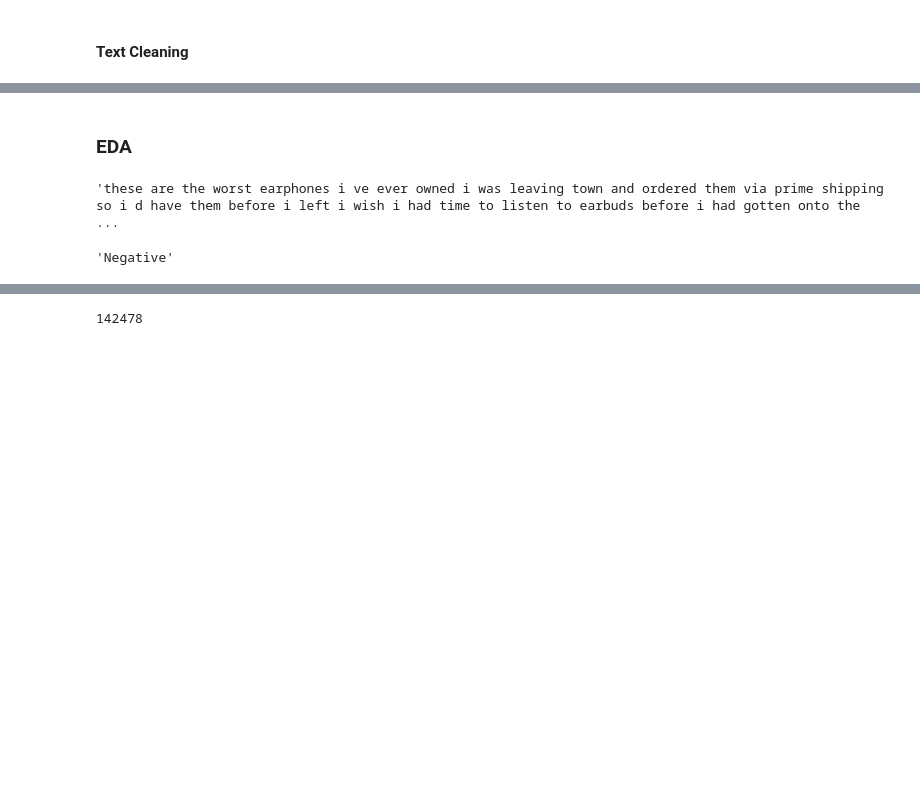
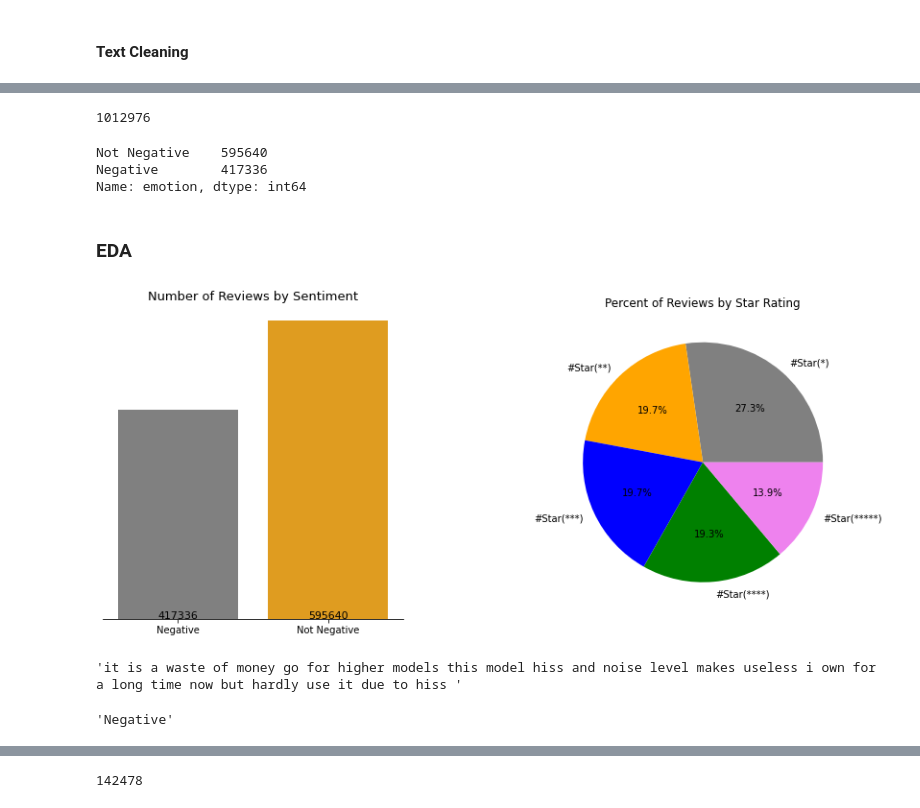
Before and after one commit to alimahzoon/Sentiment-Analysis-, a Jupyter notebook: Sentiment_analysis.ipynb, the cells around one changed output, grey strips where cells are left out. Cells and saved outputs as stored; diff of their text form; code cells hidden in the pictures; blank space fills up the shorter version.

```diff
--- a/Sentiment_analysis.ipynb
+++ b/Sentiment_analysis.ipynb
@@ -271,0 +288,16 @@ df4.tail(5)
+# %%
+df5 = df4.copy()
+# %%
+df5.drop(columns=['product_title', 'review_headline'], axis=1, inplace=True)
+# %%
+#feature engineering a column that shows the feeling of the review (emotion)
+def emotion_1(row):
+    if row.star_rating == 1 or row.star_rating == 2:
+        y = 'Negative'
+    else:
+        y = 'Not Negative'
+
+    return y
+# %%
+#create the new column on the fly
+df5['emotion'] = df5.apply(lambda row: emotion_1(row), axis=1)
@@ -272,13 +313,63 @@ df4.tail(5)
+# %%
+len(df5)
+# %% [output]
+1012976
+# %%
+df5.emotion.value_counts()
+# %% [output]
+Not Negative    595640
+Negative        417336
+Name: emotion, dtype: int64
 # %% [markdown]
 ### EDA
+# %%
+
+plt.figure(figsize = (14, 6))
+
+ax0 = plt.subplot(1, 2, 1)
+ax1 = plt.subplot(1, 2, 2)
+
+proportion = df5['star_rating'].value_counts()/df5.shape[0]
+negative = len(df5[df5['emotion'] == 'Negative'])
+not_negative = len(df5[df5['emotion'] == 'Not Negative'])
+# No = len(df_classes[df_classes['classes'] == 'No'])
+# Pituitary = len(df_classes[df_classes['classes'] == 'Pituitary'])
+
+sns.countplot(x = 'emotion', data = df5,
+              palette = ['grey', 'orange'], ax = ax0)
+ax0.set_title('Number of Reviews by Sentiment', size = 13)
+ax0.set_xlabel(None)
+ax0.text(x = 0, y = 100, s = negative, size = 11,
+         color = 'black', horizontalalignment = 'center')
+ax0.text(x = 1, y = 100, s = not_negative, size = 11,
+        color = 'black', horizontalalignment = 'center')
+# ax0.text(x = 2, y = 100, s = No, size = 11,
+#         color = 'black', horizontalalignment = 'center')
+# ax0.text(x = 3, y = 100, s = Pituitary, size = 11,
+#         color = 'white', horizontalalignment = 'center')
+ax0.yaxis.set_visible(False)
+sns.despine(left = True)
+
+proportion.plot(kind = 'pie', autopct = '%.1f%%',
+                explode = [0, 0, 0, 0, 0], shadow = False,
+                labels = ['#Star(*)', '#Star(**)', '#Star(***)', '#Star(****)','#Star(*****)'],
+                colors = ['grey','orange', 'blue' , 'green', 'violet'],
+                ax = ax1)
+ax1.set_title('Percent of Reviews by Star Rating')
+ax1.yaxis.set_visible(False)
+
+plt.subplots_adjust(wspace = 0.5)
+plt.show()
+# %% [output]
+[figure, added]
 # %%
 #an example of a review
-df4.clean_review[1]
+df5.clean_review[12]
 # %% [output]
-'these are the worst earphones i ve ever owned i was leaving town and ordered them via prime shipping so i d have them before i left i wish i had time to listen to earbuds before i had gotten onto the ...
+'it is a waste of money go for higher models this model hiss and noise level makes useless i own for a long time now but hardly use it due to hiss '
-# %%
-df4.emotion[1]
-# %% [output]
-'Negative'
+# %%
+df5.emotion[12]
+# %% [output]
+'Negative'
 # %%
 def pretty_print_review_label(i):
```
Also changed, not shown: parts of 139 cells of this notebook.
